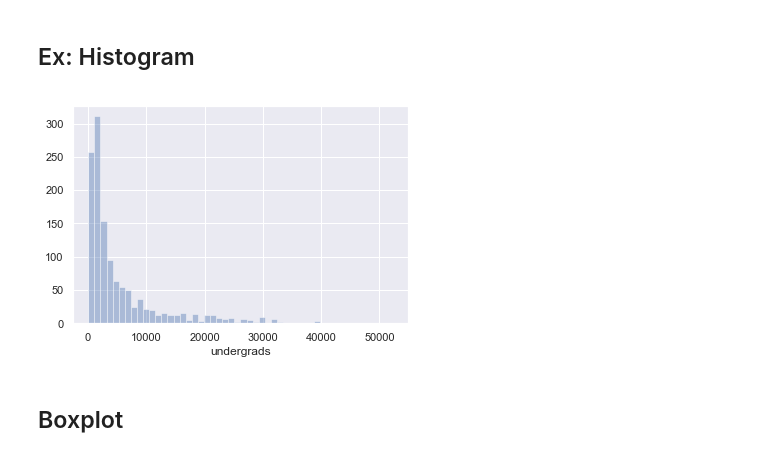
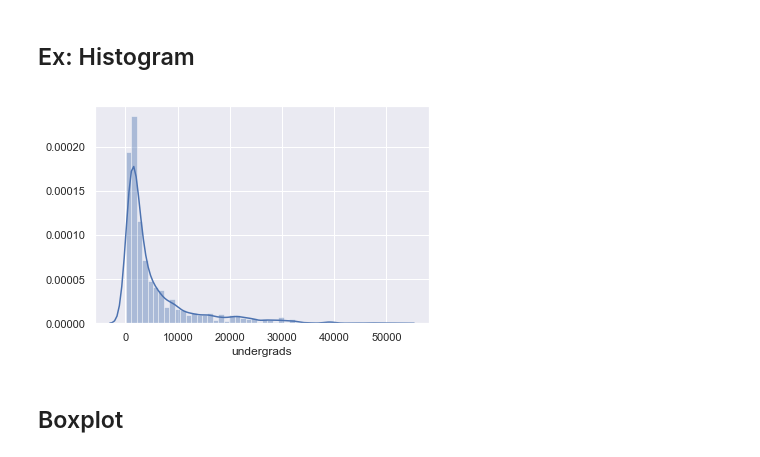
Before and after one commit to anqitu/PythonStatisticsTraining, a Jupyter notebook: Module_2_Data_Visualization_Seaborn.ipynb, the cells around one changed output. Cells and saved outputs as stored; diff of their text form; code cells hidden in the pictures.

```diff
--- a/Module_2_Data_Visualization_Seaborn.ipynb
+++ b/Module_2_Data_Visualization_Seaborn.ipynb
@@ -217,9 +320,11 @@ sns.jointplot(x="mpg", y="hp", data=mtcars);
 # %% [markdown]
 ## Ex: Histogram
 # %%
-sns.distplot(college.undergrads,kde=False);
+sns.distplot(college.undergrads)
+# sns.distplot(college['undergrads'],kde=False)
+plt.show()
 # %% [output]
-[figure, old version]
+[figure, new version]
 # %% [markdown]
 ## Boxplot
 # %%
```
Also changed, not shown: parts of 52 cells of this notebook, 13 other files.
